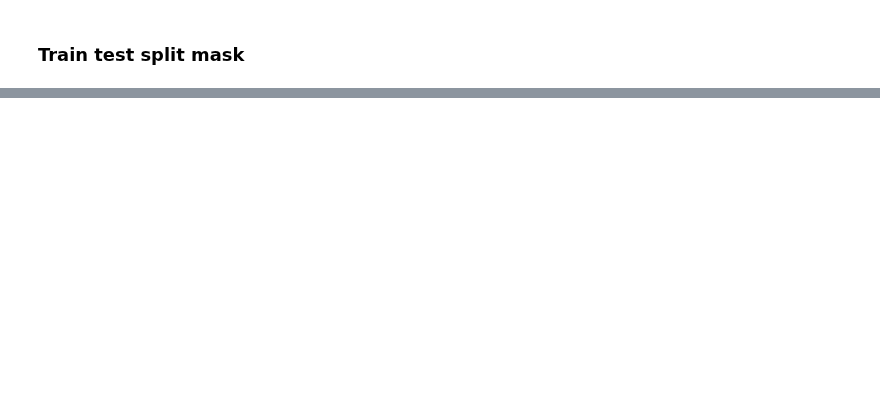
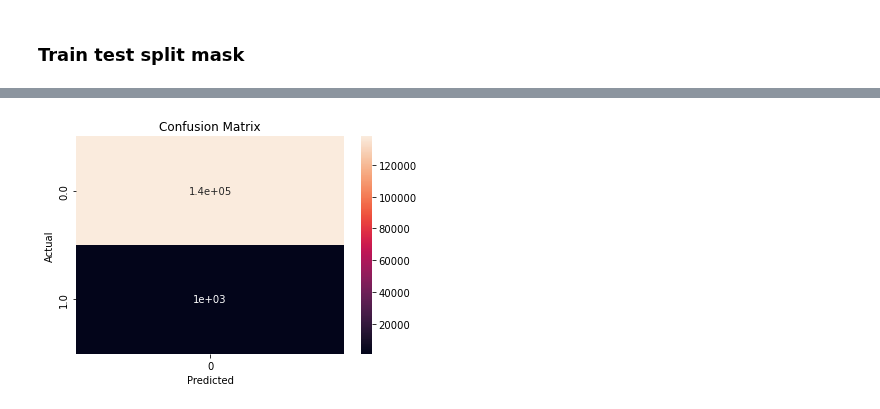
Before and after one commit to s-n-naik/airway_exploration, a Jupyter notebook: graph_networks/graph_network_training.ipynb, the cells around one changed output, grey strips where cells are left out. Cells and saved outputs as stored; diff of their text form; code cells hidden in the pictures; blank space fills up the shorter version.

```diff
--- a/graph_networks/graph_network_training.ipynb
+++ b/graph_networks/graph_network_training.ipynb
@@ -110,3 +98,5 @@ pilot_df
 # %% [markdown]
 ### Train test split mask
+# %%
+label_col_name = 'node_label'
 # %%
@@ -263,0 +266,15 @@ TypeError: super(type, obj): obj must be an instance or subtype of type
+# %%
+print(my_data_train.y)
+sampler_train = ImbalancedSampler(my_data_train, num_samples=-1)
+
+# train_loader = DataLoader(my_data_train, batch_size=batch_size, sampler = sampler_train, shuffle=True)
+
+from torch_geometric.loader import NeighborLoader, ImbalancedSampler
+
+train_loader = NeighborLoader(my_data_train,num_neighbors= -1, sampler=sampler_train, batch_size=batch_size, shuffle=False)
+# loader = NeighborLoader(data, input_nodes=data.train_mask,
+#                         batch_size=64, num_neighbors=[-1, -1],
+#                         sampler=sampler, ...)
+
+
+test_loader =  DataLoader(my_data_test, batch_size=batch_size, shuffle=False)
@@ -263,0 +447,82 @@ TypeError: super(type, obj): obj must be an instance or subtype of type
+# %%
+
+if weighted_loss:
+
+    class_prop = my_data_train.class_proportions
+    class_weight_tensor = torch.tensor([1/class_prop[0], 1/class_prop[1]], dtype=float)
+    mag = class_weight_tensor.sum()
+    class_weight_tensor = class_weight_tensor/mag
+    print("class weights for weighted loss", class_weight_tensor)
+
+else:
+    class_weight_tensor = None
+
+
+input_dim_node = my_data_train[0].x.shape[1]
+print(input_dim_node)
+model = GAT(input_dim_node = input_dim_node,
+    agg=model_agg,
+            dropout=dropout,
+            hidden_dim1=hidden_dim1,
+            hidden_dim2=hidden_dim2,
+               heads1=8,
+             heads2 = 8,
+             num_classes=1).to(device)
+print(device)
+
+# model = MyGCN(in_channels=13, hidden_channels=8, out_channels=1)
+print(model)
+model = model.to(device)
+optimizer = torch.optim.Adam(model.parameters(), lr=lr, weight_decay=weight_decay)
+model.train()
+test_accuracy = []
+test_f1 = []
+test_cm = []
+test_epoch = []
+train_accuracy = []
+train_loss = []
+while count_epochs <= (num_epochs-test_every):
+    print(f"Training epochs: {count_epochs} to {count_epochs+test_every} ")
+    plotting_dict_train = train_model(model, optimizer ,train_loader, device,num_epochs=test_every, count_epochs=count_epochs, verbose=verbose, class_weight =class_weight_tensor)
+    count_epochs += test_every
+    train_accuracy.extend(plotting_dict_train['accuracy'])
+    train_loss.extend(plotting_dict_train['loss'])
+
+    # test model
+    cm, f1, accuracy =  test_model(model, test_loader, device, count_epochs, threshold=0.5)
+    test_epoch.append(count_epochs)
+    test_cm.append(cm)
+    test_f1.append(f1)
+    test_accuracy.append(accuracy)
+
+    print("Visualise training progress")
+    f, (ax1, ax2) = plt.subplots(1,2)
+    ax1.plot(np.arange(0,len(train_accuracy)), train_accuracy, label='train_accuracy')
+    ax2.plot(np.arange(0,len(train_loss)), train_loss, label='train_loss')
+    ax1.set_xlabel('epoch')
+    ax2.set_xlabel('epoch')
+    ax1.set_ylabel('accuracy')
+    ax2.set_ylabel('loss')
+    plt.title('Training')
+    plt.savefig(f'/home/sneha/airway_exploration/graph_networks/run_{run_id}/training_epoch_{count_epochs}')
+    plt.show()
+
+    f, (ax1, ax2) = plt.subplots(1,2)
+    ax1.plot(test_epoch, test_accuracy, label='test_accuracy')
+    ax2.plot(test_epoch, test_f1, label='test_f1')
+    ax1.set_xlabel('epoch')
+    ax2.set_xlabel('epoch')
+    ax1.set_ylabel('accuracy')
+    ax2.set_ylabel('f1')
+    plt.title('Testing')
+    plt.savefig(f'/home/sneha/airway_exploration/graph_networks/run_{run_id}/test_epoch_{count_epochs}')
+    plt.show()
+
+# #   vis_ids are one anomalous and one normal all in train data not test
+#     if model_agg == 'attn':
+#         for i in range(0,2):
+
+#             id_test = label_df.iloc[np.argmax((label_df.binaryLL_1==i))].idno
+#             index_test = [index for index, (idno, relabel) in train_loader.dataset.node_map.items() if idno==id_test][0]
+#             _vis_graph_example_2(train_loader,model, index_test, orig_df, device,visualise_g = False, save_path = f'/home/sneha/airway_exploration/graph_networks/run_{run_id}/training_vis_epoch_{count_epochs}_{i}')
+# %% [output]
@@ -263,0 +546 @@ TypeError: super(type, obj): obj must be an instance or subtype of type
+[figure, added]
```
Also changed, not shown: parts of 21 cells of this notebook, 7 other files.
